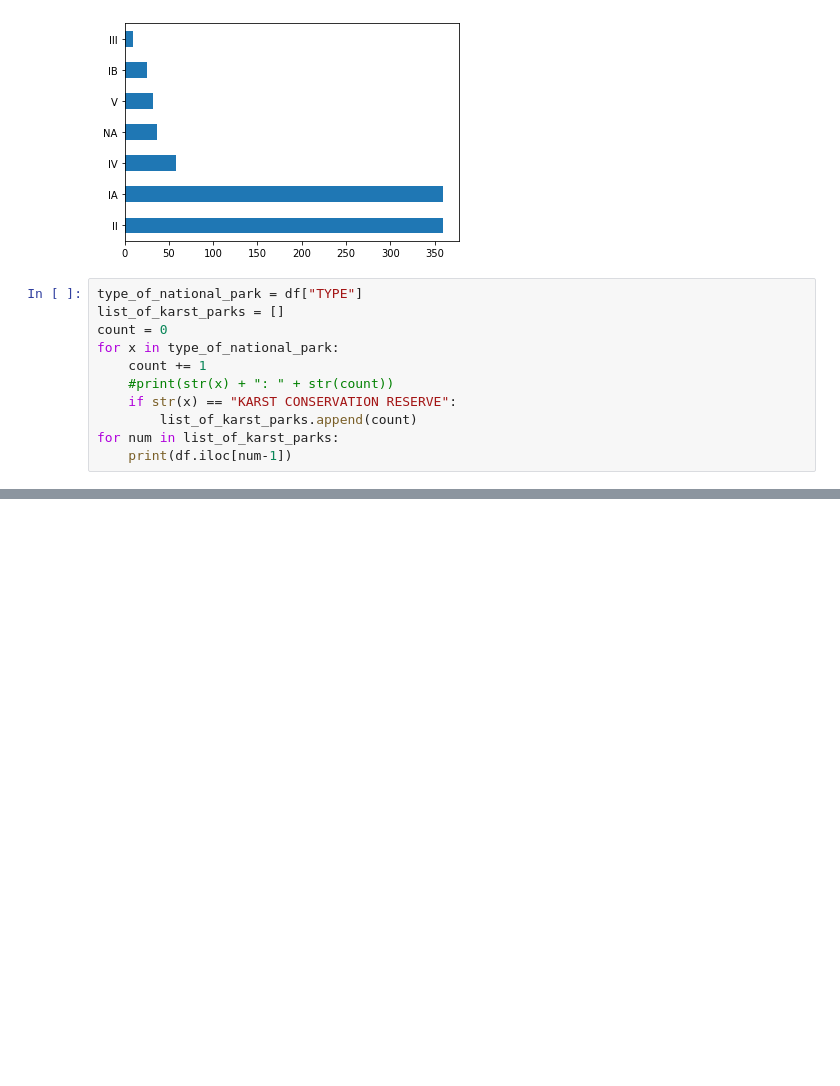
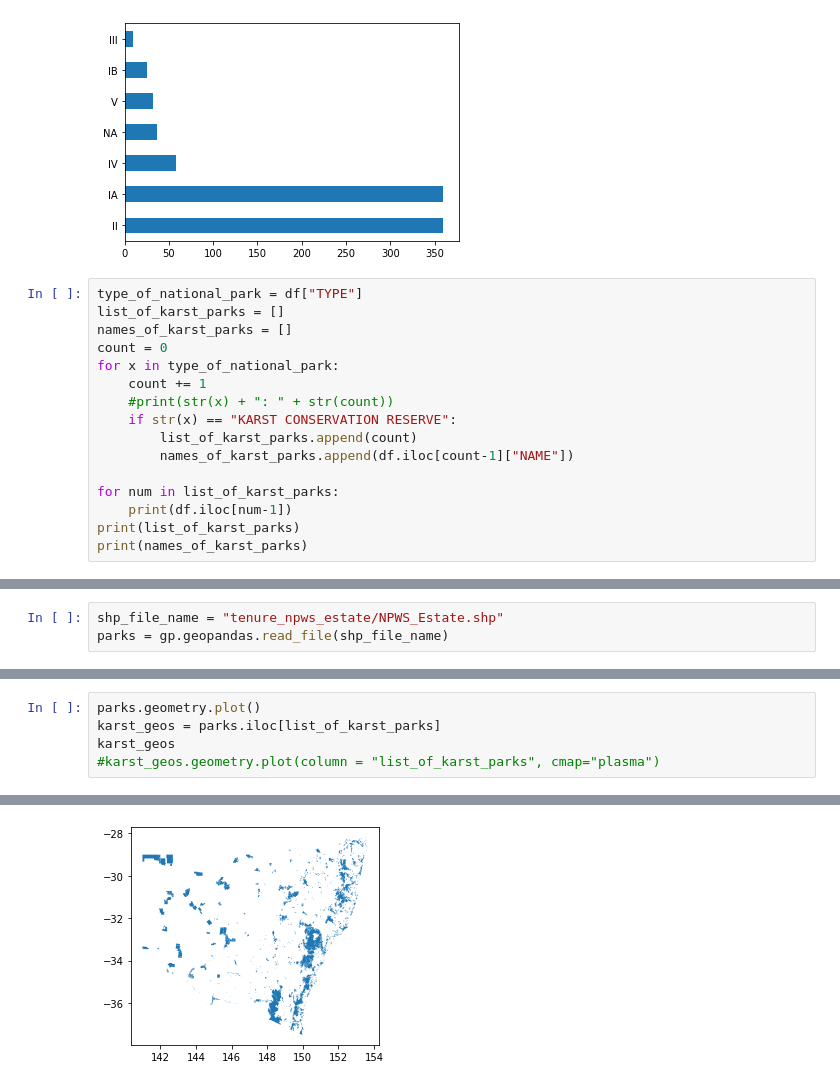
Before and after one commit to AlXu111/NationalParks, a Jupyter notebook: dataproject.ipynb, the cells around one changed output, grey strips where cells are left out. Drawn from its saved outputs; the diff is of its cells as text; blank space fills up the shorter version.

```diff
--- a/dataproject.ipynb
+++ b/dataproject.ipynb
@@ -222,14 +215,19 @@ df["IUCN"].value_counts().plot(kind = "barh")
 # %%
 type_of_national_park = df["TYPE"]
 list_of_karst_parks = []
+names_of_karst_parks = []
 count = 0
 for x in type_of_national_park:
     count += 1
     #print(str(x) + ": " + str(count))
     if str(x) == "KARST CONSERVATION RESERVE":
         list_of_karst_parks.append(count)
+        names_of_karst_parks.append(df.iloc[count-1]["NAME"])
+
 for num in list_of_karst_parks:
     print(df.iloc[num-1])
+print(list_of_karst_parks)
+print(names_of_karst_parks)
 # %% [output]
 OBJECTID                                           2
 NAME          Abercrombie Karst Conservation Reserve
@@ -250,0 +249,3 @@ Name: 839, dtype: object
+# %%
+shp_file_name = "tenure_npws_estate/NPWS_Estate.shp"
+parks = gp.geopandas.read_file(shp_file_name)
@@ -250,0 +268,6 @@ Name: 839, dtype: object
+# %%
+parks.geometry.plot()
+karst_geos = parks.iloc[list_of_karst_parks]
+karst_geos
+#karst_geos.geometry.plot(column = "list_of_karst_parks", cmap="plasma")
+# %% [output]
@@ -250,0 +279 @@ Name: 839, dtype: object
+[figure, added]
```
Also changed, not shown: parts of 6 cells of this notebook.
